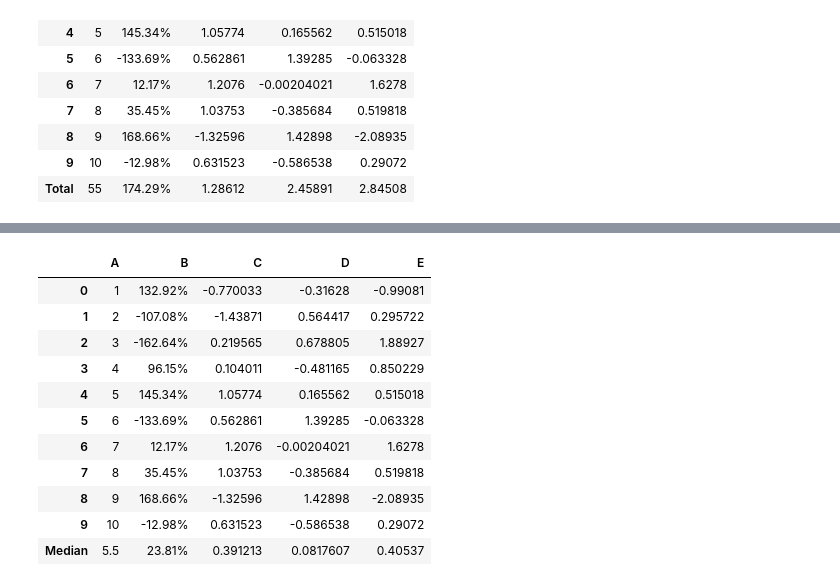
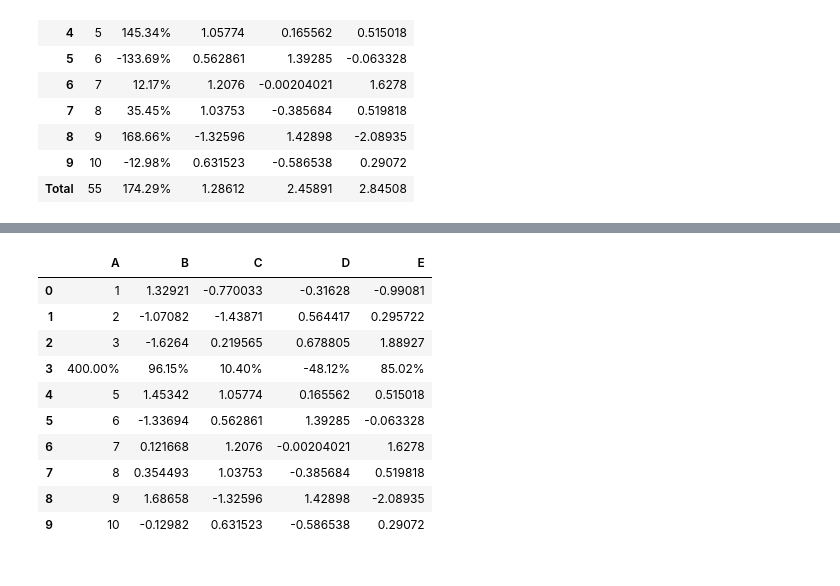
Before and after one commit to HHammond/PrettyPandas, a Jupyter notebook: docs/PrettyPandas Demo.ipynb, the cells around one changed output, grey strips where cells are left out. Cells and saved outputs as stored; diff of their text form; code cells hidden in the pictures.

```diff
--- a/docs/PrettyPandas Demo.ipynb
+++ b/docs/PrettyPandas Demo.ipynb
@@ -310,15 +333,14 @@ PrettyPandas(df).as_percent(subset=['B']).total()
 # %%
-PrettyPandas(df).as_percent(subset=['B']).median().style.highlight_max()
+PrettyPandas(df).as_percent(subset=pd.IndexSlice[3,:], precision=2)
 # %% [output]
 |  | A | B | C | D | E |
-| 0 | 1 | 132.92% | -0.770033 | -0.31628 | -0.99081 |
-| 1 | 2 | -107.08% | -1.43871 | 0.564417 | 0.295722 |
-| 2 | 3 | -162.64% | 0.219565 | 0.678805 | 1.88927 |
-| 3 | 4 | 96.15% | 0.104011 | -0.481165 | 0.850229 |
-| 4 | 5 | 145.34% | 1.05774 | 0.165562 | 0.515018 |
-| 5 | 6 | -133.69% | 0.562861 | 1.39285 | -0.063328 |
-| 6 | 7 | 12.17% | 1.2076 | -0.00204021 | 1.6278 |
-| 7 | 8 | 35.45% | 1.03753 | -0.385684 | 0.519818 |
-| 8 | 9 | 168.66% | -1.32596 | 1.42898 | -2.08935 |
-| 9 | 10 | -12.98% | 0.631523 | -0.586538 | 0.29072 |
-| Median | 5.5 | 23.81% | 0.391213 | 0.0817607 | 0.40537 |
+| 0 | 1 | 1.32921 | -0.770033 | -0.31628 | -0.99081 |
+| 1 | 2 | -1.07082 | -1.43871 | 0.564417 | 0.295722 |
+| 2 | 3 | -1.6264 | 0.219565 | 0.678805 | 1.88927 |
+| 3 | 400.00% | 96.15% | 10.40% | -48.12% | 85.02% |
+| 4 | 5 | 1.45342 | 1.05774 | 0.165562 | 0.515018 |
+| 5 | 6 | -1.33694 | 0.562861 | 1.39285 | -0.063328 |
+| 6 | 7 | 0.121668 | 1.2076 | -0.00204021 | 1.6278 |
+| 7 | 8 | 0.354493 | 1.03753 | -0.385684 | 0.519818 |
+| 8 | 9 | 1.68658 | -1.32596 | 1.42898 | -2.08935 |
+| 9 | 10 | -0.12982 | 0.631523 | -0.586538 | 0.29072 |
```
Also changed, not shown: parts of 11 cells of this notebook, 17 other files.
